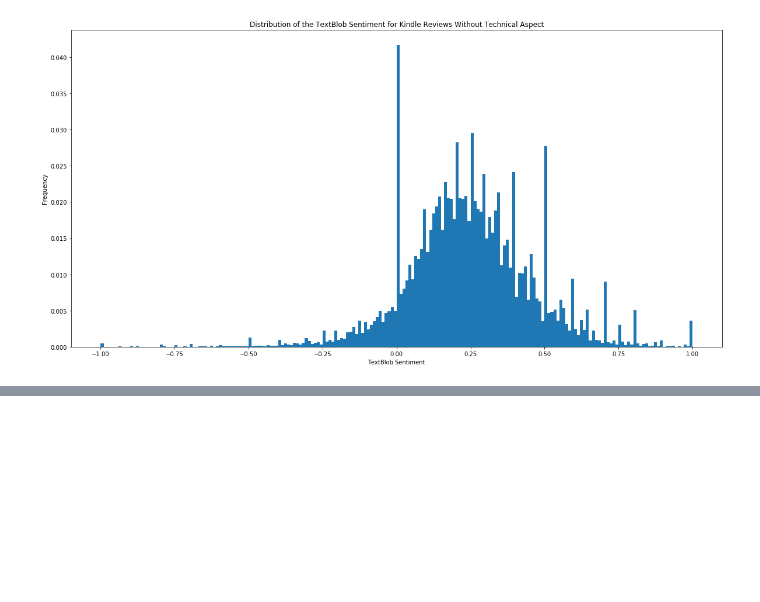
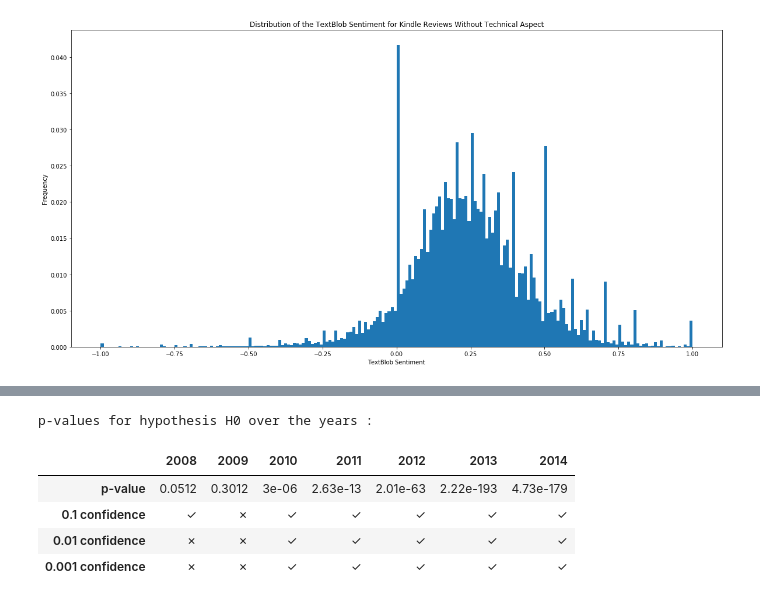
Before and after one commit to xavierpantet/ada-kindle, a Jupyter notebook: project.ipynb, the cells around one changed output, grey strips where cells are left out. Cells and saved outputs as stored; diff of their text form; code cells hidden in the pictures; blank space fills up the shorter version.

```diff
--- a/project.ipynb
+++ b/project.ipynb
@@ -670,0 +749,13 @@ df_blob_difference_pandas = df_blob_difference.toPandas()
+# %%
+def highlighting(s):
+    e = s[0]
+    if e < 1.2:
+        return ['background-color: #d7191c']
+    elif e < 1.4:
+        return ['background-color: #fdae61']
+    elif e < 1.6:
+        return ['background-color: #ffffbf']
+    elif e < 1.8:
+        return ['background-color: #a6d96a']
+    else:
+        return ['background-color: #1a9641']
@@ -696,0 +984,32 @@ plt.show()
+# %%
+import pandas as pd
+
+def highlighting(s):
+    if s == u'\u2713':
+        return 'background-color: #a6d96a'
+    elif s == u'\u2717':
+        return 'background-color: #fdae61'
+    return ''
+
+dict_ = {
+    "2008" : [0.0512, u'\u2713', u'\u2717', u'\u2717'],
+    "2009" : [0.3012, u'\u2717', u'\u2717', u'\u2717'],
+    "2010" : [3e-6, u'\u2713', u'\u2713', u'\u2713'],
+    "2011" : [2.63e-13, u'\u2713', u'\u2713', u'\u2713'],
+    "2012" : [2.01e-63, u'\u2713', u'\u2713', u'\u2713'],
+    "2013" : [2.22e-193, u'\u2713', u'\u2713', u'\u2713'],
+    "2014" : [4.73e-179, u'\u2713', u'\u2713', u'\u2713']}
+
+rows_names = {0:"p-value", 1:"0.1 confidence", 2:"0.01 confidence", 3:"0.001 confidence"}
+
+print("p-values for hypothesis H0 over the years :")
+df = pd.DataFrame(dict_)
+df = df.rename(index=rows_names)
+df.style.applymap(highlighting)
+# %% [output]
+p-values for hypothesis H0 over the years :
+|  | 2008 | 2009 | 2010 | 2011 | 2012 | 2013 | 2014 |
+| p-value | 0.0512 | 0.3012 | 3e-06 | 2.63e-13 | 2.01e-63 | 2.22e-193 | 4.73e-179 |
+| 0.1 confidence | ✓ | ✗ | ✓ | ✓ | ✓ | ✓ | ✓ |
+| 0.01 confidence | ✗ | ✗ | ✓ | ✓ | ✓ | ✓ | ✓ |
+| 0.001 confidence | ✗ | ✗ | ✓ | ✓ | ✓ | ✓ | ✓ |
```
Also changed, not shown: parts of 79 cells of this notebook.
